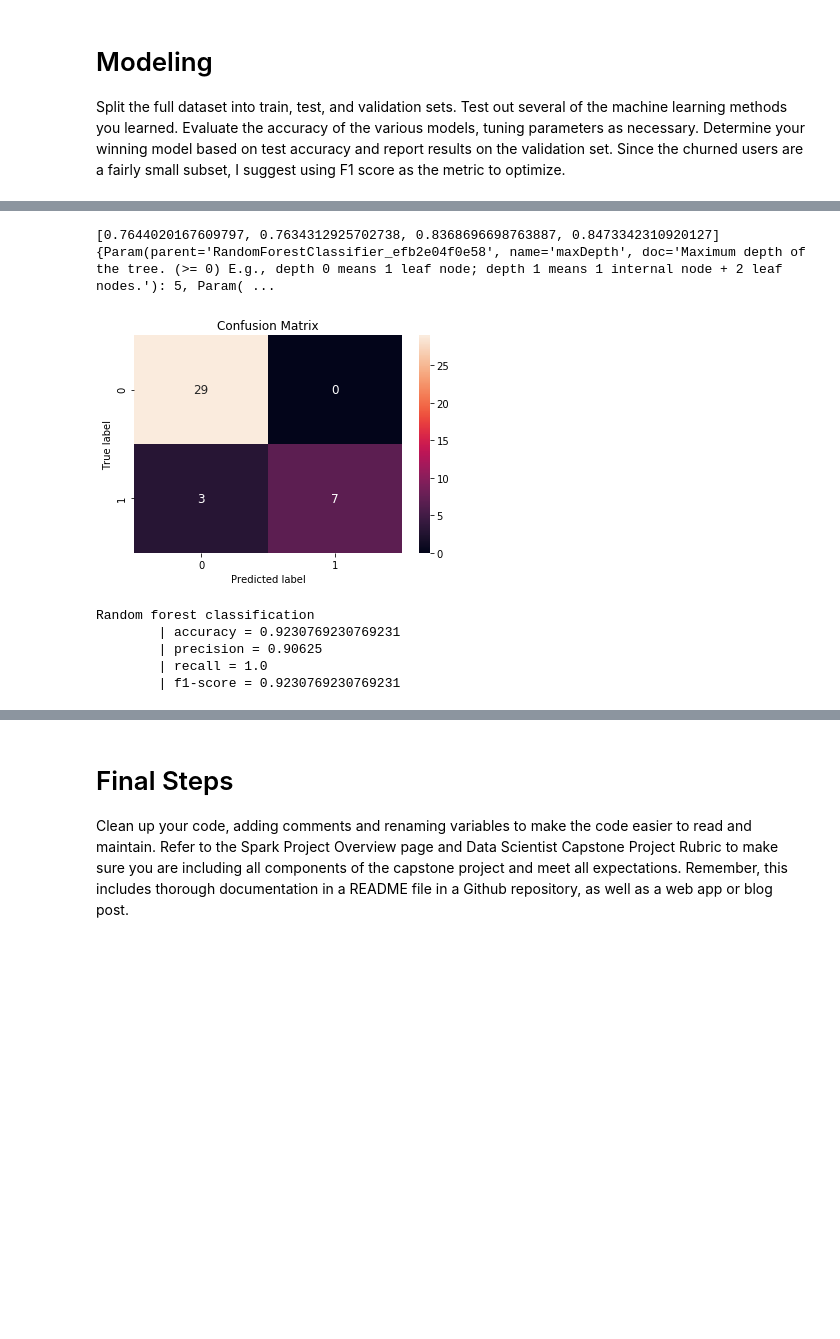
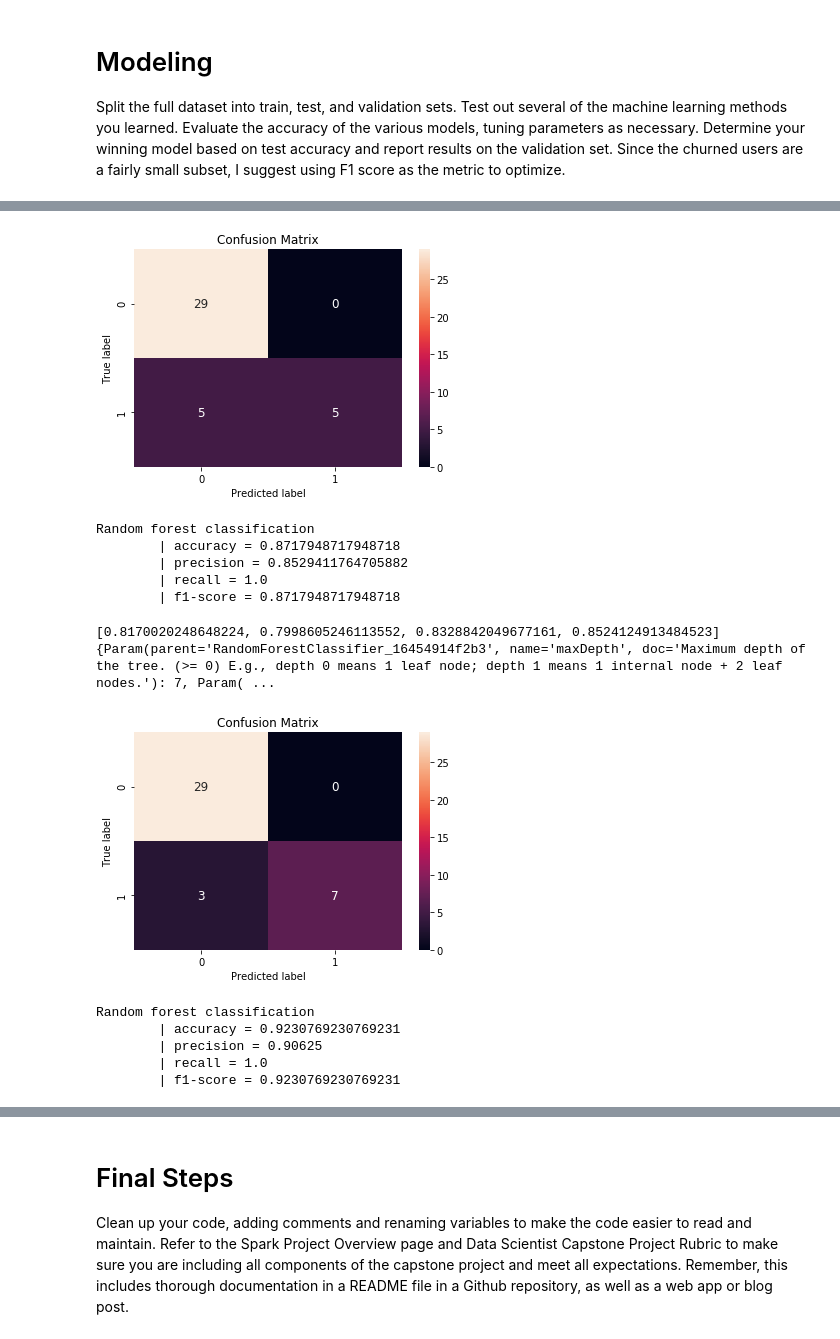
Before and after one commit to khemkaiitr/DSNG, a Jupyter notebook: sparkify/Sparkify.ipynb, the cells around one changed output, grey strips where cells are left out. Drawn from its saved outputs; the diff is of its cells as text; code cells hidden in the pictures; blank space fills up the shorter version.

```diff
--- a/sparkify/Sparkify.ipynb
+++ b/sparkify/Sparkify.ipynb
@@ -772,0 +843,14 @@ def evaluate_model(predictions, model):
+# %%
+# Train base random forest model
+rf = RandomForestClassifier(labelCol='churn',
+                            featuresCol='features')
+rf_base_model = rf.fit(train)
+rf_predictions = rf_base_model.transform(rest)
+rf_base_f1 = evaluate_model(rf_predictions, 'Random forest classification')
+# %% [output]
+[figure, added]
+Random forest classification
+        | accuracy = 0.8717948717948718
+        | precision = 0.8529411764705882
+        | recall = 1.0
+        | f1-score = 0.8717948717948718
@@ -775,8 +861,8 @@ def evaluate_model(predictions, model):
 rf = RandomForestClassifier(labelCol='churn',
                             featuresCol='features')
 paramGrid = ParamGridBuilder() \
-            .addGrid(rf.maxDepth,[3, 5]) \
-            .addGrid(rf.numTrees, [10, 20])\
+            .addGrid(rf.maxDepth,[5, 7]) \
+            .addGrid(rf.numTrees, [20, 40])\
             .build()
 
 
@@ -789,10 +875,10 @@ print(cvModel_rf.avgMetrics)
 print(cvModel_rf.getEstimatorParamMaps()[ np.argmax(cvModel_rf.avgMetrics) ])
 model_rf = cvModel_rf.bestModel
 rf_predictions = model_rf.transform(rest)
-evaluate_model(rf_predictions, 'Random forest classification')
+rf_opt_f1 = evaluate_model(rf_predictions, 'Random forest classification')
 # %% [output]
-[0.7644020167609797, 0.7634312925702738, 0.8368696698763887, 0.8473342310920127]
-{Param(parent='RandomForestClassifier_efb2e04f0e58', name='maxDepth', doc='Maximum depth of the tree. (>= 0) E.g., depth 0 means 1 leaf node; depth 1 means 1 internal node + 2 leaf nodes.'): 5, Param( ...
+[0.8170020248648224, 0.7998605246113552, 0.8328842049677161, 0.8524124913484523]
+{Param(parent='RandomForestClassifier_16454914f2b3', name='maxDepth', doc='Maximum depth of the tree. (>= 0) E.g., depth 0 means 1 leaf node; depth 1 means 1 internal node + 2 leaf nodes.'): 7, Param( ...
 [figure]
 Random forest classification
         | accuracy = 0.9230769230769231
```
Also changed, not shown: parts of 24 cells of this notebook, 5 other files.
